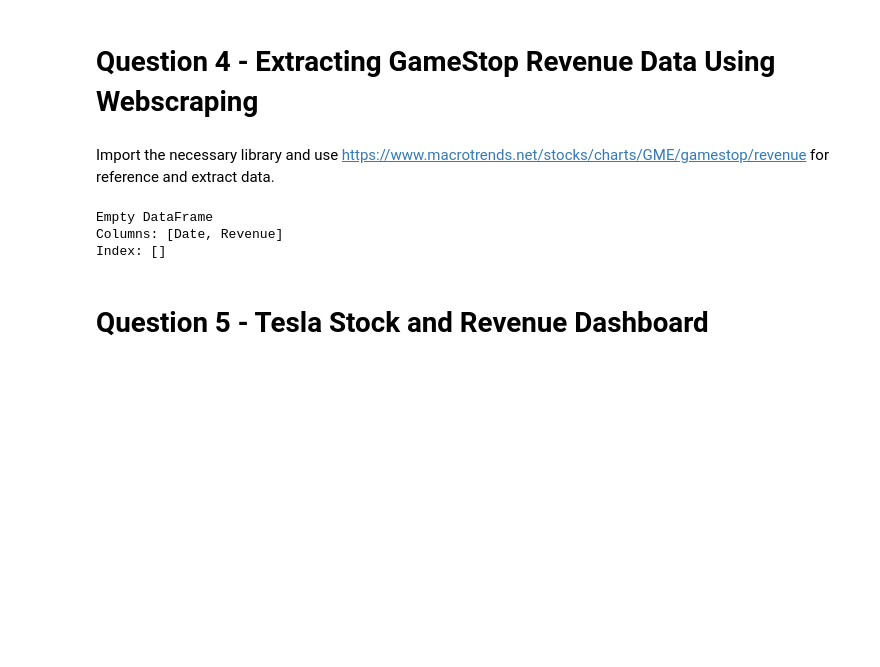
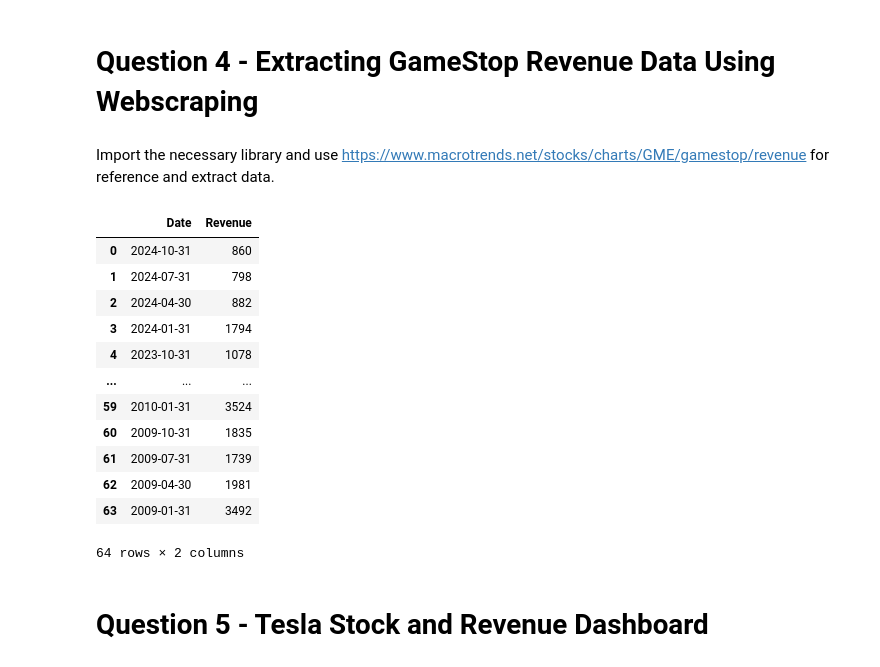
Before and after one commit to Sebastian2nunez/Project-stock-IBM, a Jupyter notebook: Stock renevue.ipynb, the cells around one changed output. Saved outputs shown, nothing was run; the diff lists cells and outputs as text; code cells hidden in the pictures; blank space fills up the shorter version.

```diff
--- a/Stock renevue.ipynb
+++ b/Stock renevue.ipynb
@@ -89,28 +94,44 @@ GS_Data.head() # First 5 rows of the data
 # Question 4 - Extracting GameStop Revenue Data Using Webscraping
 # %% [markdown]
 Import the necessary library and use https://www.macrotrends.net/stocks/charts/GME/gamestop/revenue for reference and extract data.
-# %%
-url = 'https://www.macrotrends.net/stocks/charts/GME/gamestop/revenue'
-html_GS = requests.get(url).text
-soup = BeautifulSoup(html_content, "html5lib")
-
-GS_revenue = pd.DataFrame(columns = ["Date","Revenue"])
-
-for table in soup.find_all('table'):
-    if table.find('th').getText().startswith("GameStop Quarterly Revenue"):
-        for row in table.find("tbody").find_all("tr"):
-            col = row.find_all("td")
-            if len(col) != 2: continue
-            Date = col[0].text
-            Revenue = col[1].text.replace("$","").replace(",","")
-
-            GS_revenue = tesla_revenue.append({"Date":Date, "Revenue":Revenue}, ignore_index=True)
-
-print(GS_revenue)
-# %% [output]
-Empty DataFrame
-Columns: [Date, Revenue]
-Index: []
+# %%
+url = 'https://www.macrotrends.net/stocks/charts/GME/gamestop/revenue'
+headers = {"User-Agent": "Mozilla/5.0 (Windows NT 10.0; Win64; x64) AppleWebKit/537.36 (KHTML, like Gecko) Chrome/133.0.0.0 Safari/537.36"}
+
+response = requests.get(url, headers=headers)
+soup = BeautifulSoup(response.content, 'html.parser')
+# Find the quarterly revenue table (second table in the HTML)
+quarterly_table2 = soup.find_all('table', class_='historical_data_table')[1]
+
+# Extract data from quarterly table
+quarterly_data = []
+for row in quarterly_table2.find_all('tr'):
+    cells = row.find_all('td')
+    if len(cells) == 2:
+        quarterly_date = cells[0].get_text(strip=True)
+        quarterly_revenue = cells[1].get_text(strip=True)
+        quarterly_data.append([quarterly_date, quarterly_revenue])
+
+# Create DataFrame with only quarterly data
+GMS_revenue = pd.DataFrame(quarterly_data, columns=['Date', 'Revenue'])
+GMS_revenue  = GMS_revenue [GMS_revenue ['Revenue'] != ""]
+GMS_revenue ['Revenue'] = GMS_revenue ['Revenue'].str.replace('$', '').str.replace(',', '').astype(int)
+
+GMS_revenue
+# %% [output]
+|  | Date | Revenue |
+| 0 | 2024-10-31 | 860 |
+| 1 | 2024-07-31 | 798 |
+| 2 | 2024-04-30 | 882 |
+| 3 | 2024-01-31 | 1794 |
+| 4 | 2023-10-31 | 1078 |
+| ... | ... | ... |
+| 59 | 2010-01-31 | 3524 |
+| 60 | 2009-10-31 | 1835 |
+| 61 | 2009-07-31 | 1739 |
+| 62 | 2009-04-30 | 1981 |
+| 63 | 2009-01-31 | 3492 |
+64 rows × 2 columns
 # %% [markdown]
 # Question 5 - Tesla Stock and Revenue Dashboard
 # %% [markdown]
```
Also changed, not shown: parts of 7 cells of this notebook.
